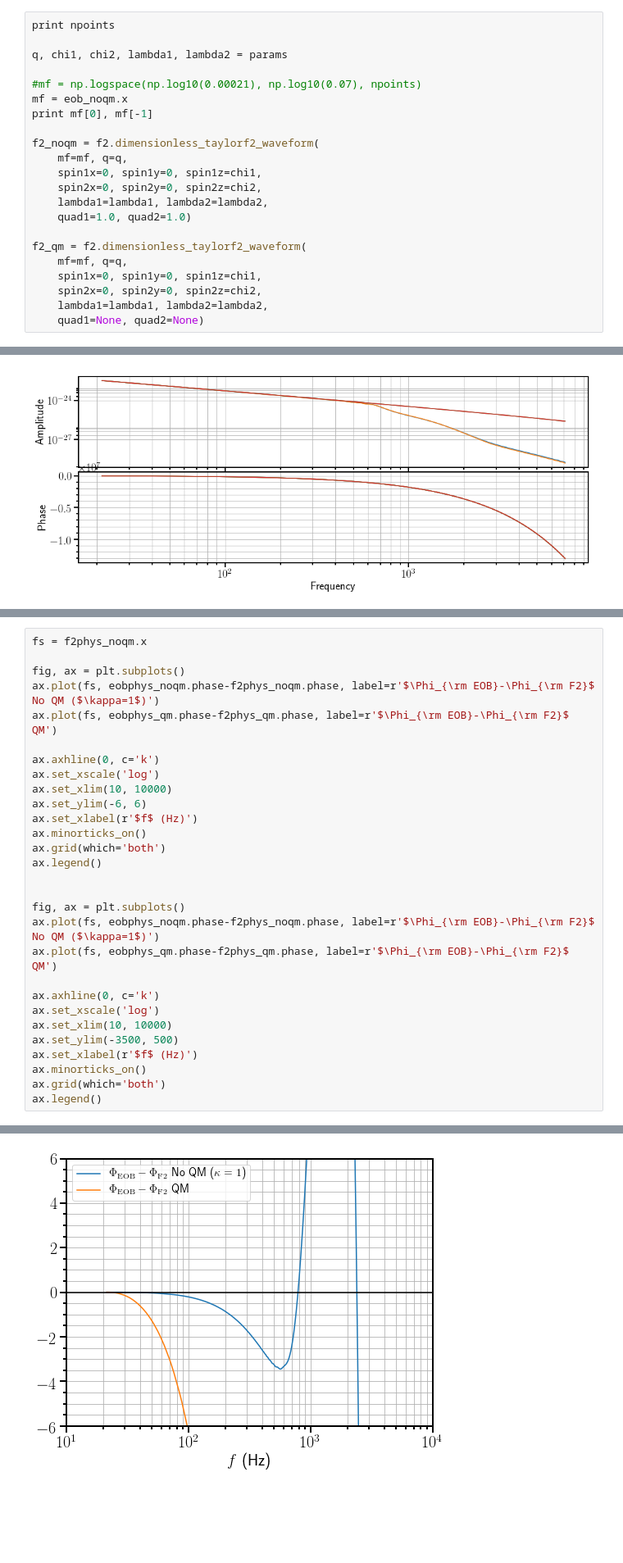
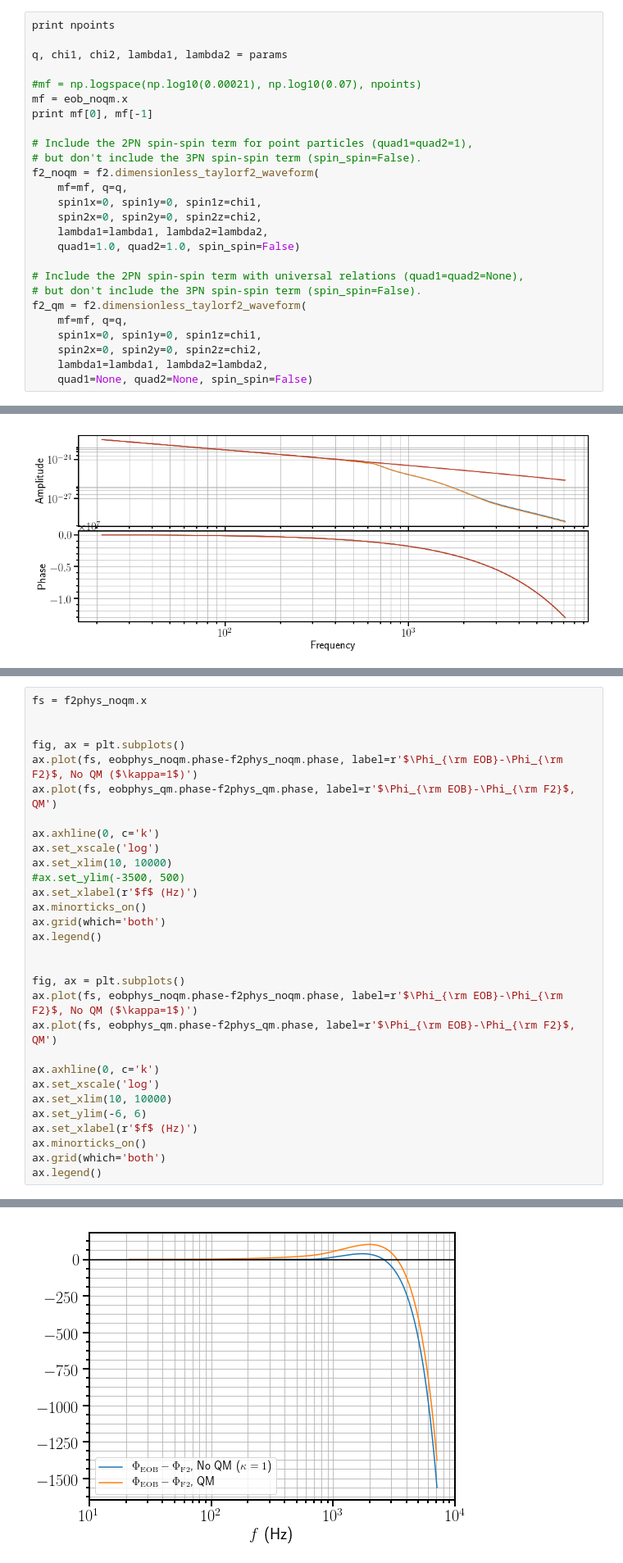
Before and after one commit to benjaminlackey/gpsurrogate, a Jupyter notebook: notebooks/EOBQM/QMEffect.ipynb, the cells around one changed output, grey strips where cells are left out. Shown at 82% size. Saved outputs shown, nothing was run; the diff lists cells and outputs as text; blank space fills up the shorter version.

Commit message:
Optional arguments to turn off spin-spin terms.

```diff
--- a/notebooks/EOBQM/QMEffect.ipynb
+++ b/notebooks/EOBQM/QMEffect.ipynb
@@ -449,19 +506,23 @@ q, chi1, chi2, lambda1, lambda2 = params
 mf = eob_noqm.x
 print mf[0], mf[-1]
 
+# Include the 2PN spin-spin term for point particles (quad1=quad2=1),
+# but don't include the 3PN spin-spin term (spin_spin=False).
 f2_noqm = f2.dimensionless_taylorf2_waveform(
     mf=mf, q=q,
     spin1x=0, spin1y=0, spin1z=chi1,
     spin2x=0, spin2y=0, spin2z=chi2,
     lambda1=lambda1, lambda2=lambda2,
-    quad1=1.0, quad2=1.0)
+    quad1=1.0, quad2=1.0, spin_spin=False)
 
+# Include the 2PN spin-spin term with universal relations (quad1=quad2=None),
+# but don't include the 3PN spin-spin term (spin_spin=False).
 f2_qm = f2.dimensionless_taylorf2_waveform(
     mf=mf, q=q,
     spin1x=0, spin1y=0, spin1z=chi1,
     spin2x=0, spin2y=0, spin2z=chi2,
     lambda1=lambda1, lambda2=lambda2,
-    quad1=None, quad2=None)
+    quad1=None, quad2=None, spin_spin=False)
 # %% [output]
 10000
 0.00021 0.07
@@ -520,32 +584,33 @@ ax.legend()
 # %%
 fs = f2phys_noqm.x
 
+
 fig, ax = plt.subplots()
-ax.plot(fs, eobphys_noqm.phase-f2phys_noqm.phase, label=r'$\Phi_{\rm EOB}-\Phi_{\rm F2}$ No QM ($\kappa=1$)')
-ax.plot(fs, eobphys_qm.phase-f2phys_qm.phase, label=r'$\Phi_{\rm EOB}-\Phi_{\rm F2}$ QM')
+ax.plot(fs, eobphys_noqm.phase-f2phys_noqm.phase, label=r'$\Phi_{\rm EOB}-\Phi_{\rm F2}$, No QM ($\kappa=1$)')
+ax.plot(fs, eobphys_qm.phase-f2phys_qm.phase, label=r'$\Phi_{\rm EOB}-\Phi_{\rm F2}$, QM')
+
+ax.axhline(0, c='k')
+ax.set_xscale('log')
+ax.set_xlim(10, 10000)
+#ax.set_ylim(-3500, 500)
+ax.set_xlabel(r'$f$ (Hz)')
+ax.minorticks_on()
+ax.grid(which='both')
+ax.legend()
+
+
+fig, ax = plt.subplots()
+ax.plot(fs, eobphys_noqm.phase-f2phys_noqm.phase, label=r'$\Phi_{\rm EOB}-\Phi_{\rm F2}$, No QM ($\kappa=1$)')
+ax.plot(fs, eobphys_qm.phase-f2phys_qm.phase, label=r'$\Phi_{\rm EOB}-\Phi_{\rm F2}$, QM')
 
 ax.axhline(0, c='k')
 ax.set_xscale('log')
 ax.set_xlim(10, 10000)
 ax.set_ylim(-6, 6)
 ax.set_xlabel(r'$f$ (Hz)')
 ax.minorticks_on()
 ax.grid(which='both')
 ax.legend()
-
-
-fig, ax = plt.subplots()
-ax.plot(fs, eobphys_noqm.phase-f2phys_noqm.phase, label=r'$\Phi_{\rm EOB}-\Phi_{\rm F2}$ No QM ($\kappa=1$)')
-ax.plot(fs, eobphys_qm.phase-f2phys_qm.phase, label=r'$\Phi_{\rm EOB}-\Phi_{\rm F2}$ QM')
-
-ax.axhline(0, c='k')
-ax.set_xscale('log')
-ax.set_xlim(10, 10000)
-ax.set_ylim(-3500, 500)
-ax.set_xlabel(r'$f$ (Hz)')
-ax.minorticks_on()
-ax.grid(which='both')
-ax.legend()
 # %% [output]
 <matplotlib.legend.Legend at 0x...>
-[figure, old version]
+[figure, new version]
```
Also changed, not shown: parts of 26 cells of this notebook, 14 other files.
